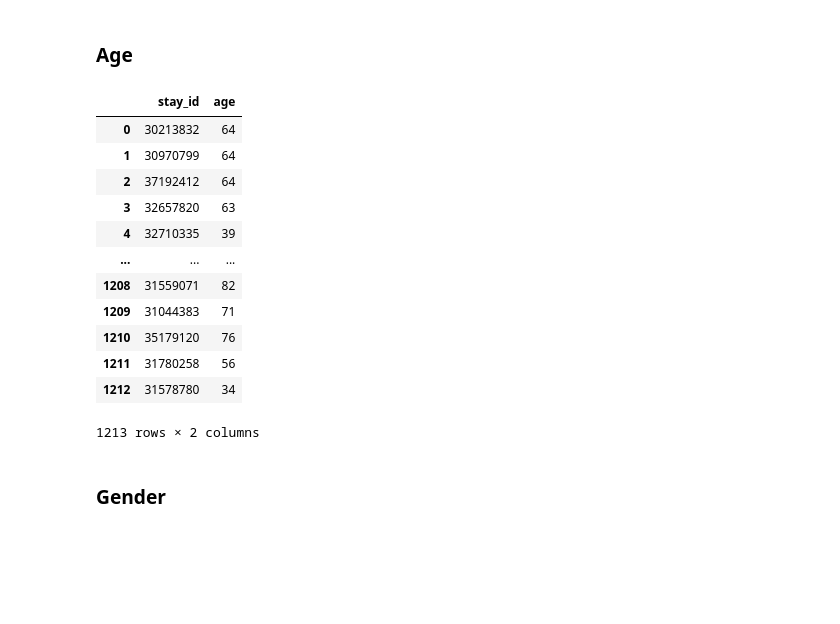
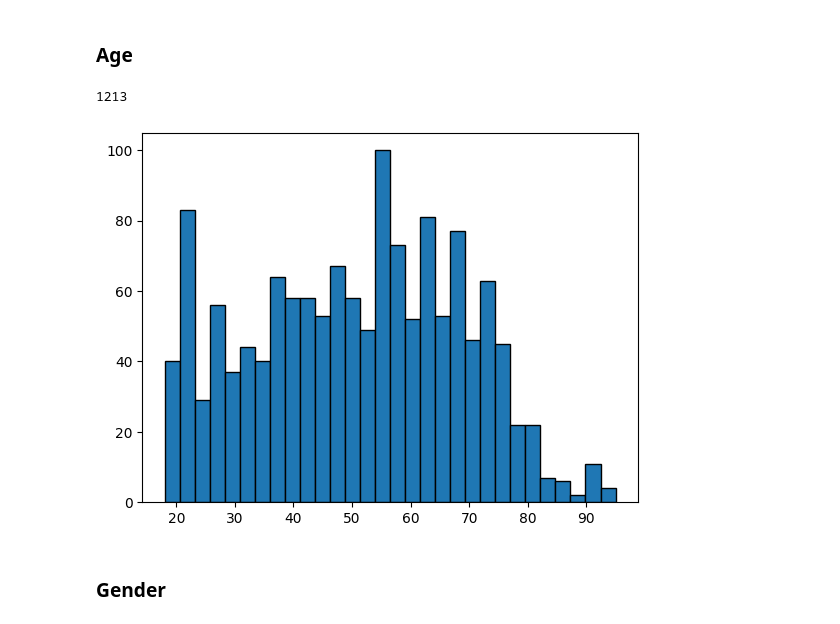
Before and after one commit to BuiHoangTu/hust.year2023.PredictingRiskDiabeticKetoacidosis-associatedKidneyInjury, a Jupyter notebook: learning.ipynb, the cells around one changed output. Cells and saved outputs as stored; diff of their text form; code cells hidden in the pictures; blank space fills up the shorter version.

Commit message:
reduce excessive table view. add graph view

```diff
--- a/learning.ipynb
+++ b/learning.ipynb
@@ -158,18 +105,6 @@ import variables_demographics
 
 
 df = variables_demographics.getAge()
-df
+df.__len__()
 # %% [output]
-|  | stay_id | age |
-| 0 | 30213832 | 64 |
-| 1 | 30970799 | 64 |
-| 2 | 37192412 | 64 |
-| 3 | 32657820 | 63 |
-| 4 | 32710335 | 39 |
-| ... | ... | ... |
-| 1208 | 31559071 | 82 |
-| 1209 | 31044383 | 71 |
-| 1210 | 35179120 | 76 |
-| 1211 | 31780258 | 56 |
-| 1212 | 31578780 | 34 |
-1213 rows × 2 columns
+1213
@@ -178,3 +111,12 @@ dfData4 = dfData3.merge(df, "outer", "stay_id")
+# %%
+from matplotlib import pyplot as plt
+
+
+dfData4 = dfData3.merge(df, "outer", "stay_id")
+plt.hist(dfData4["age"], bins=30, edgecolor="black")
+plt.show()
+# %% [output]
+[figure, added]
 # %% [markdown]
 ### Gender
 # %%
```
Also changed, not shown: parts of 103 cells of this notebook.
